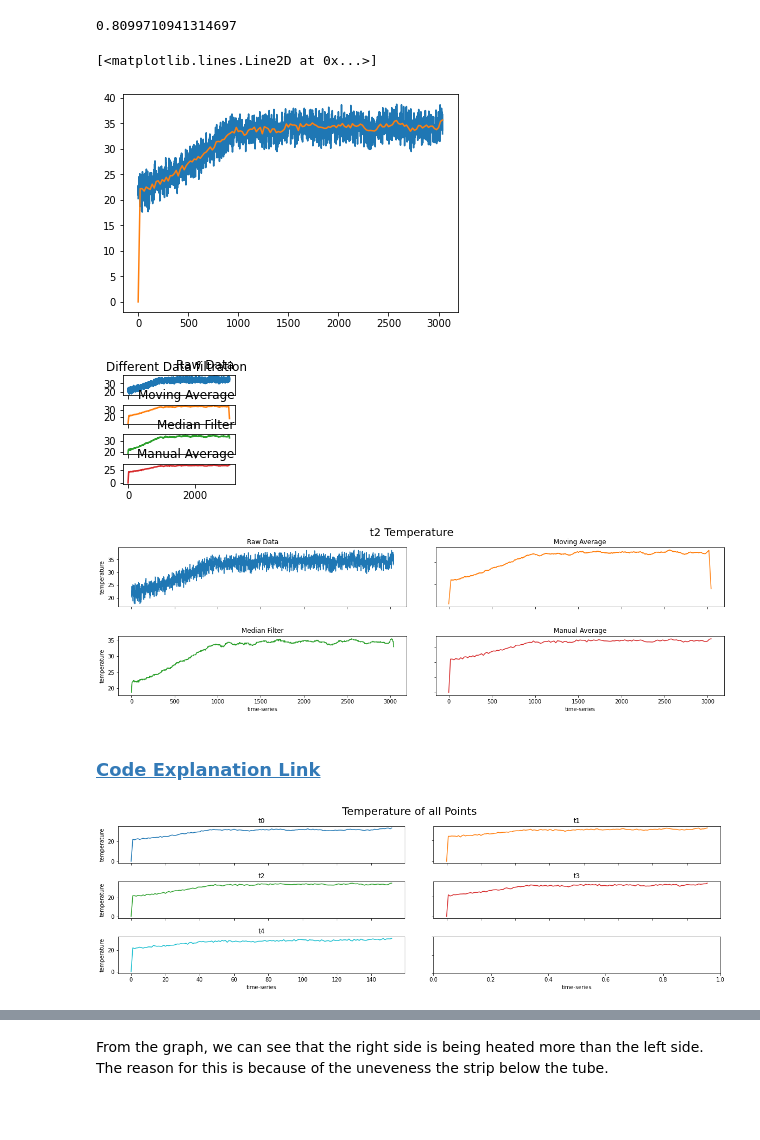
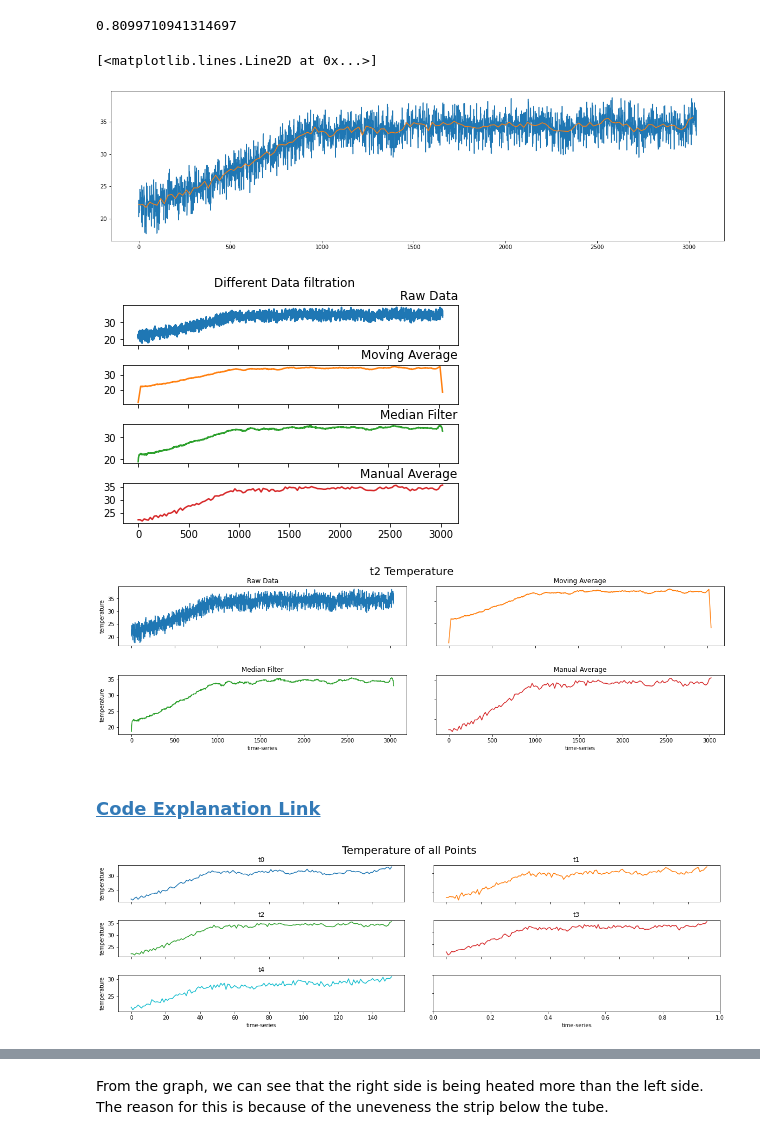
Before and after one commit to aboode95/surface-temperature-heatmap, a Jupyter notebook: making graph.ipynb, the cells around one changed output, grey strips where cells are left out. Drawn from its saved outputs; the diff is of its cells as text; code cells hidden in the pictures; blank space fills up the shorter version.

```diff
--- a/making graph.ipynb
+++ b/making graph.ipynb
@@ -6,6 +6,9 @@ import numpy as np
 import matplotlib.pyplot as plt
 from scipy import interpolate
 
+plt.rcParams['figure.figsize'] = [10,5] # plt.figure(figsize=(10,5)) for individual figures
+
+
 df = pd.read_csv('test2.csv', header=None)
 
 # Adding column name
@@ -137,7 +140,7 @@ print(time)
 # %%
 # Looping through the data set and averaging consecutive 5 data points
 sample_size = 20
-t2_average_array = [0]
+t2_average_array = []
 f = 0
 i = 0
 while f < 3040/sample_size:
@@ -147,12 +150,12 @@ while f < 3040/sample_size:
     f+=1
 # %%
 plt.plot(df['t2'])
-plt.plot(range(0,3041,sample_size), t2_average_array)
+plt.plot(range(0,3040,sample_size), t2_average_array)
 # %% [output]
 [<matplotlib.lines.Line2D at 0x...>]
-[figure, old version]
+[figure, new version]
 # %%
-fig, (ax1, ax2, ax3, ax4) = plt.subplots(4, figsize=(2,2))
+fig, (ax1, ax2, ax3, ax4) = plt.subplots(4, figsize=(6,4))
 fig.suptitle('Different Data filtration')
 
 ax1.plot(df['t2'], label='raw data')
@@ -161,7 +164,7 @@ ax2.plot(t2_moving_average, 'tab:orange')
 ax2.set_title('Moving Average', loc='right')
 ax3.plot(t2_medfilt, 'tab:green')
 ax3.set_title('Median Filter', loc='right')
-ax4.plot(range(0,3041,sample_size), t2_average_array, 'tab:red')
+ax4.plot(range(0,3040,sample_size), t2_average_array, 'tab:red')
 ax4.set_title('Manual Average', loc='right')
 
 # Hiding x labels and tick labels for first 3 plots
@@ -170,12 +173,11 @@ ax2.label_outer()
 ax3.label_outer()
 
 plt.subplots_adjust(hspace=0.5)
-# plt.rcParams['figure.figsize'] = [6,4]
 plt.show()
 # %% [output]
-[figure, old version]
+[figure, new version]
 # %%
-fig, axs = plt.subplots(2, 2)
+fig, axs = plt.subplots(2, 2, figsize=(20,5))
 
 axs[0, 0].plot(df['t2'])
 axs[0, 0].set_title('Raw Data')
@@ -186,7 +188,7 @@ axs[0, 1].set_title('Moving Average')
 axs[1, 0].plot(t2_medfilt, 'tab:green')
 axs[1, 0].set_title('Median Filter')
 
-axs[1, 1].plot(range(0,3041,sample_size), t2_average_array, 'tab:red')
+axs[1, 1].plot(range(0,3040,sample_size), t2_average_array, 'tab:red')
 axs[1, 1].set_title('Manual Average')
 
 for ax in axs.flat:
@@ -201,7 +203,7 @@ plt.subplots_adjust(wspace=0.1, hspace=0.5)
 plt.rcParams['figure.figsize'] = [20,5] # alternative not for notebook: plt.figure(figsize=(20,5))
 plt.show()
 # %% [output]
-[figure, old version]
+[figure, new version]
 # %% [markdown]
 ### [Code Explanation Link](https://matplotlib.org/devdocs/gallery/subplots_axes_and_figures/subplots_demo.html)
 # %%
@@ -217,7 +219,7 @@ def manual_average(mylist = []):
         f+=1
     return average_array
 # %%
-fig, axs = plt.subplots(3, 2)
+fig, axs = plt.subplots(3, 2, figsize=(20,5))
 
 axs[0, 0].plot(manual_average(df['t0']))
 axs[0, 0].set_title('t0')
@@ -243,10 +245,9 @@ for ax in axs.flat:
 
 fig.suptitle('Temperature of all Points', fontsize=20)
 plt.subplots_adjust(wspace=0.1, hspace=0.5)
-plt.rcParams['figure.figsize'] = [20,5] # alternative not for notebook: plt.figure(figsize=(20,5))
 plt.show()
 # %% [output]
-[figure, old version]
+[figure, new version]
 # %%
 plt.plot(manual_average(df['t0']), label="Leg Right")
 plt.plot(manual_average(df['t1']), label="Leg Left")
```
Also changed, not shown: parts of 14 cells of this notebook.
